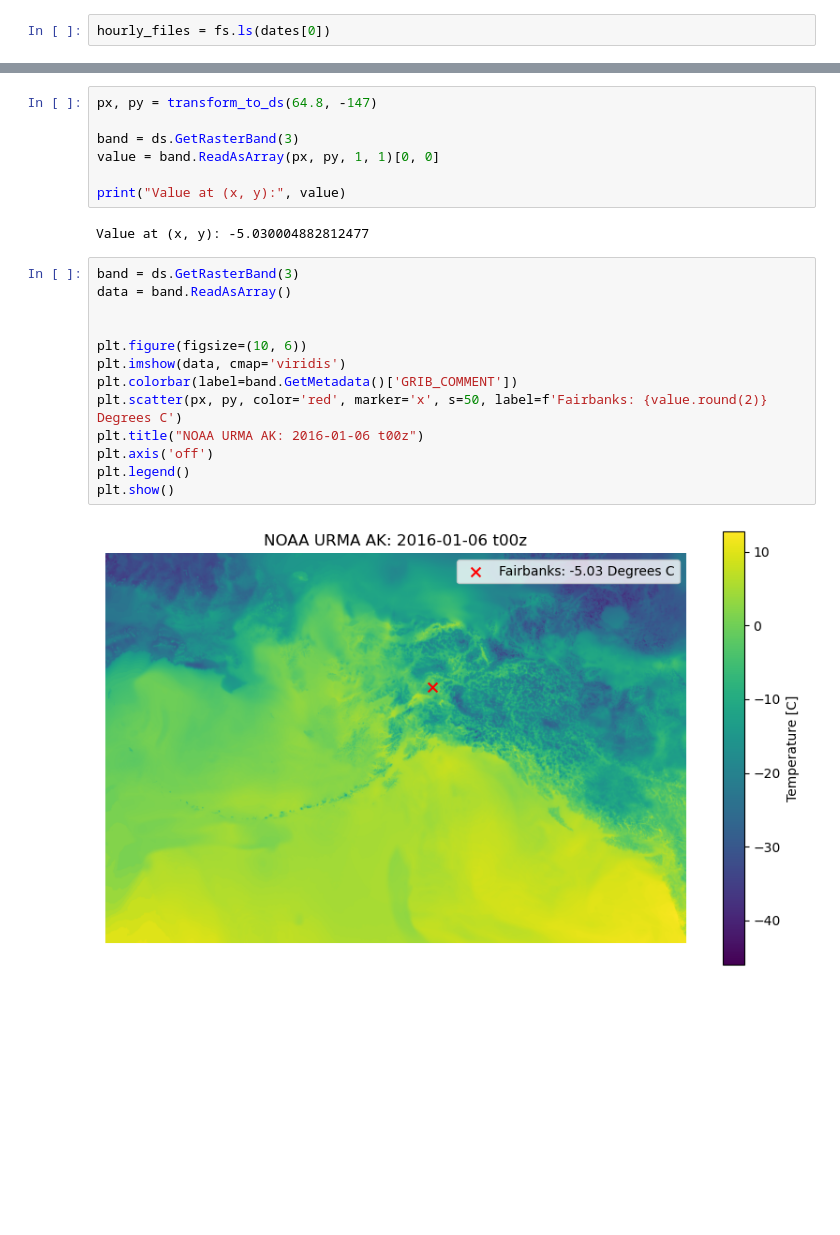
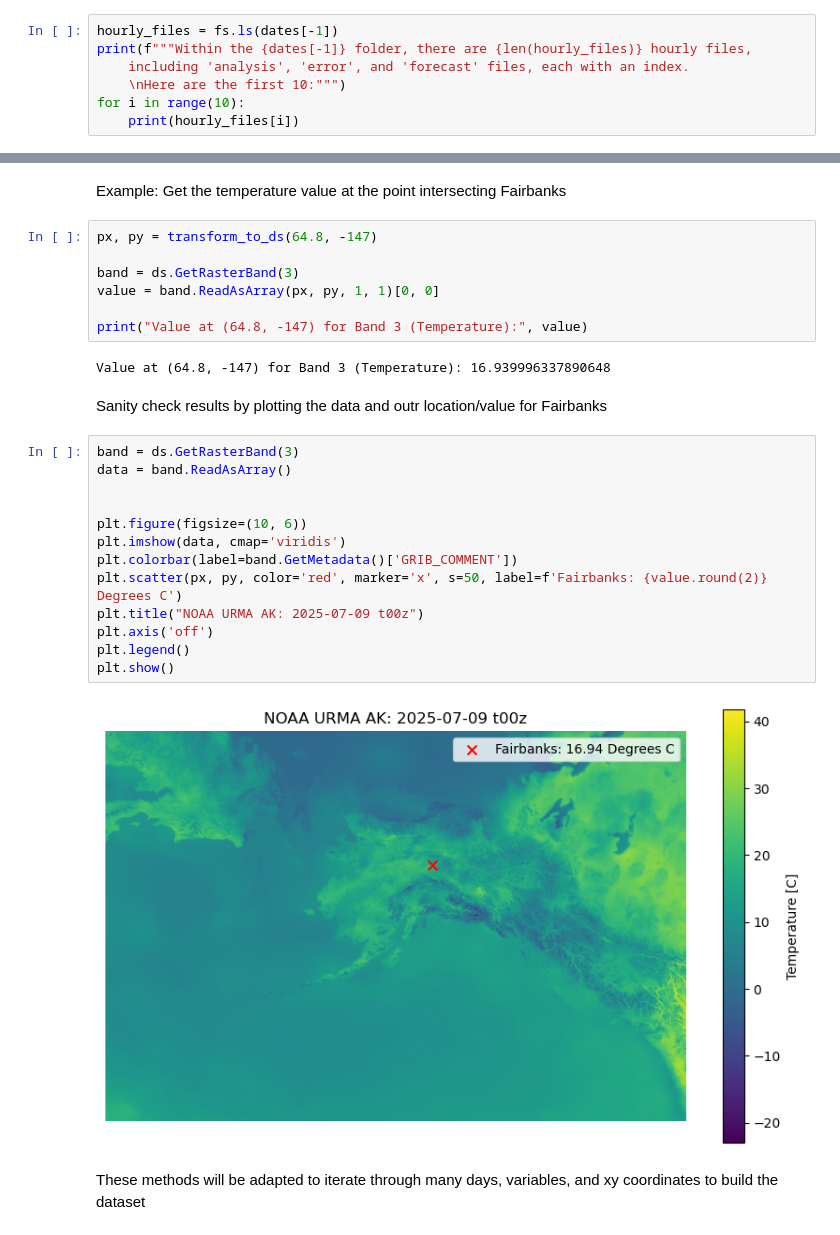
Before and after one commit to gina-alaska/historic-wx-tools, a Jupyter notebook: method-testing.ipynb, the cells around one changed output, grey strips where cells are left out. Drawn from its saved outputs; the diff is of its cells as text; blank space fills up the shorter version.

```diff
--- a/method-testing.ipynb
+++ b/method-testing.ipynb
@@ -19,2 +22,7 @@ There are 3472 days accessible, ranging from 20160106 to 20250708
 # %%
-hourly_files = fs.ls(dates[0])
+hourly_files = fs.ls(dates[-1])
+print(f"""Within the {dates[-1]} folder, there are {len(hourly_files)} hourly files,
+    including 'analysis', 'error', and 'forecast' files, each with an index.
+    \nHere are the first 10:""")
+for i in range(10):
+    print(hourly_files[i])
@@ -64,27 +93,33 @@ def transform_to_ds(x,y):
     py = int((y_geo - gt[3]) / gt[5])
 
     return (px, py)
+# %% [markdown]
+Example: Get the temperature value at the point intersecting Fairbanks
 # %%
 px, py = transform_to_ds(64.8, -147)
 
 band = ds.GetRasterBand(3)
 value = band.ReadAsArray(px, py, 1, 1)[0, 0]
 
-print("Value at (x, y):", value)
+print("Value at (64.8, -147) for Band 3 (Temperature):", value)
 # %% [output]
-Value at (x, y): -5.030004882812477
+Value at (64.8, -147) for Band 3 (Temperature): 16.939996337890648
+# %% [markdown]
+Sanity check results by plotting the data and outr location/value for Fairbanks
 # %%
 band = ds.GetRasterBand(3)
 data = band.ReadAsArray()
 
 
 plt.figure(figsize=(10, 6))
 plt.imshow(data, cmap='viridis')
 plt.colorbar(label=band.GetMetadata()['GRIB_COMMENT'])
 plt.scatter(px, py, color='red', marker='x', s=50, label=f'Fairbanks: {value.round(2)} Degrees C')
-plt.title("NOAA URMA AK: 2016-01-06 t00z")
+plt.title("NOAA URMA AK: 2025-07-09 t00z")
 plt.axis('off')
 plt.legend()
 plt.show()
 # %% [output]
-[figure, old version]
+[figure, new version]
+# %% [markdown]
+These methods will be adapted to iterate through many days, variables, and xy coordinates to build the dataset
```
Also changed, not shown: parts of 9 cells of this notebook.
